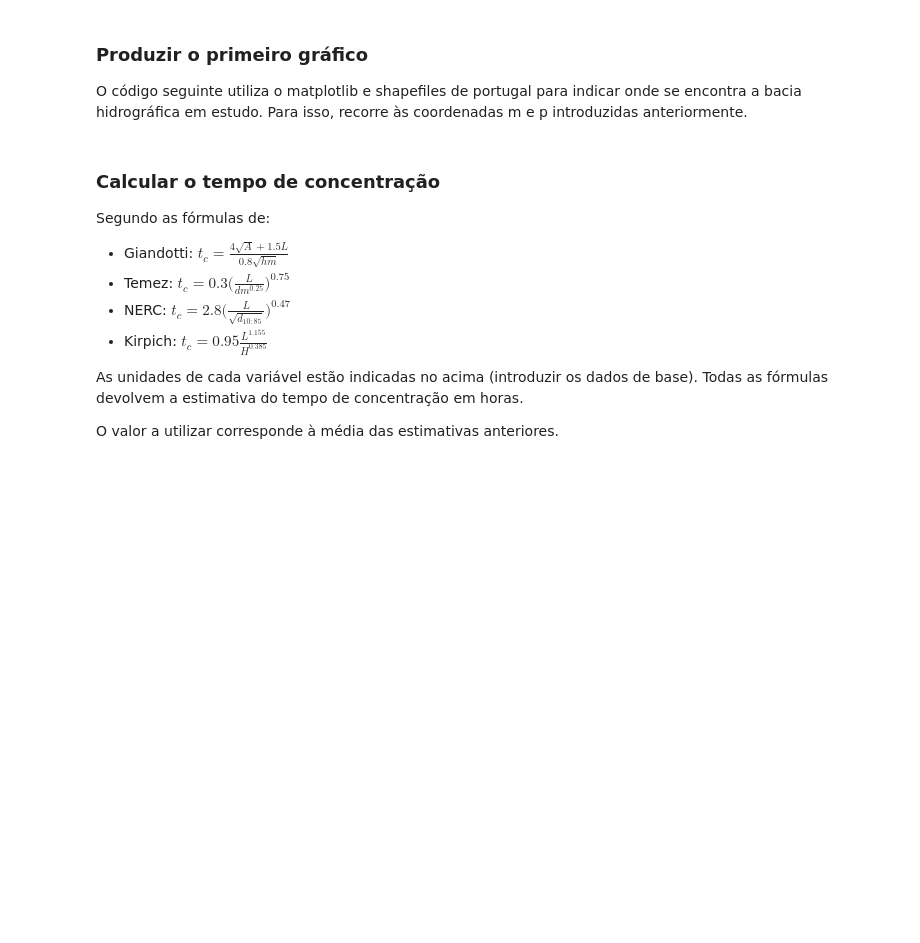
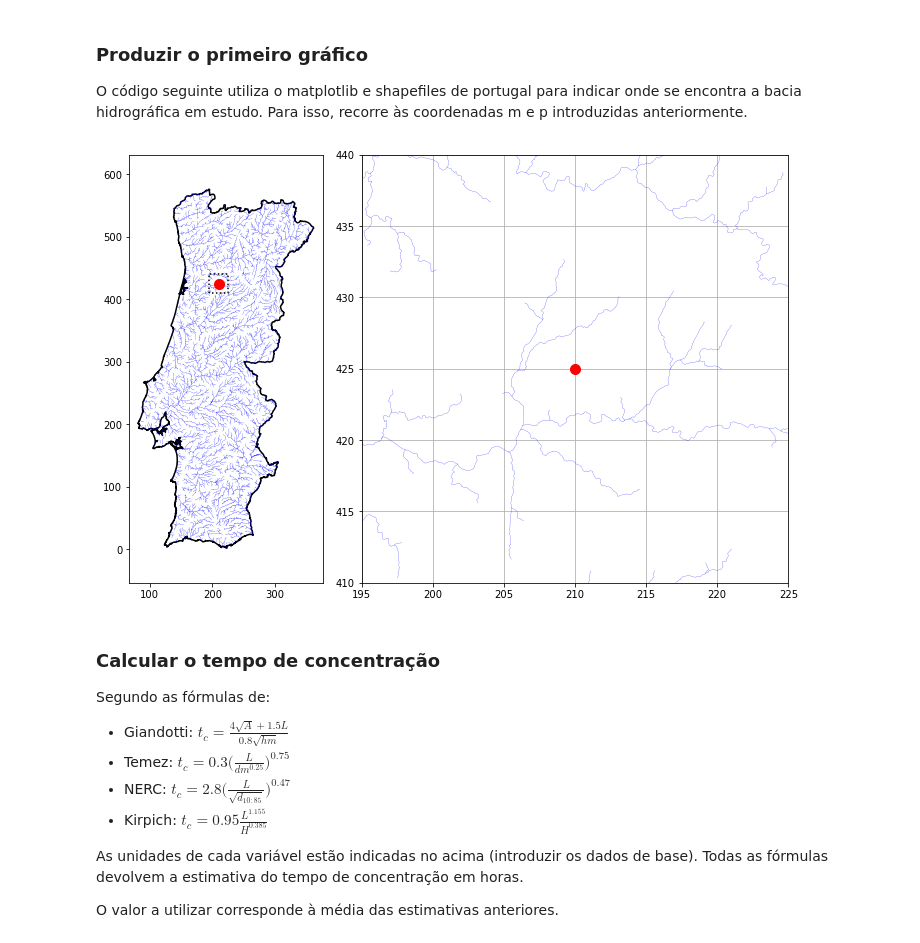
Before and after one commit to JosePedroMatos/HRH, a Jupyter notebook: P6.ipynb, the cells around one changed output. Drawn from its saved outputs; the diff is of its cells as text; code cells hidden in the pictures; blank space fills up the shorter version.

```diff
--- a/P6.ipynb
+++ b/P6.ipynb
@@ -65,8 +66,8 @@ O código seguinte utiliza o matplotlib e shapefiles de portugal para indicar on
 cm = 1/2.54  # conversão de cm para polegadas (útil para controlar o tamanho das figuras)
 
 # Carregar mapas e outra informação vectorial
-sf0 = shp.Reader('extra\portugal.shp')
-sf1 = shp.Reader('extra\p_rios.shp')
+sf0 = shp.Reader('./extra/portugal.shp')
+sf1 = shp.Reader('./extra/p_rios.shp')
 
 fig = plt.figure(figsize=(30*cm, 20*cm)) # _ = usado para suprimir "prints"
 gs = fig.add_gridspec(nrows=1, ncols=3)
@@ -91,33 +92,35 @@ for shape in sf1.shapeRecords():
 
     # Mostrar a localização da bacia
 _ = ax0.plot(m,p, '.r', markersize=20)
 
     # Mostrar zona da bacia
 margem = 15
 x_zoom = [m-margem, m-margem, m+margem, m+margem, m-margem]
 y_zoom = [p-margem, p+margem, p+margem, p-margem, p-margem]
 ax0.plot(x_zoom, y_zoom, ':k')
 
 
 # Gráfico 2:
     # Mostrar Portugal
 for shape in sf0.shapeRecords():
     x = [i[0] for i in shape.shape.points[:]]
     y = [i[1] for i in shape.shape.points[:]]
     _ = ax1.plot(np.array(x)/1000, np.array(y)/1000, 'k')
 
     # Mostrar a rede hidrográfica
 for shape in sf1.shapeRecords():
     x = [i[0] for i in shape.shape.points[:]]
     y = [i[1] for i in shape.shape.points[:]]
     _ = ax1.plot(np.array(x)/1000, np.array(y)/1000, 'b', lw=0.2)
 
     # Mostrar a localização da bacia
 _ = ax1.plot(m,p, '.r', markersize=20)
 
 ax1.set_xlim(min(x_zoom), max(x_zoom))
 ax1.set_ylim(min(y_zoom), max(y_zoom))
 ax1.grid()
+# %% [output]
+[figure, added]
 # %% [markdown]
 ### Calcular o tempo de concentração
 Segundo as fórmulas de:
```
Also changed, not shown: parts of 14 cells of this notebook, 9 other files.
